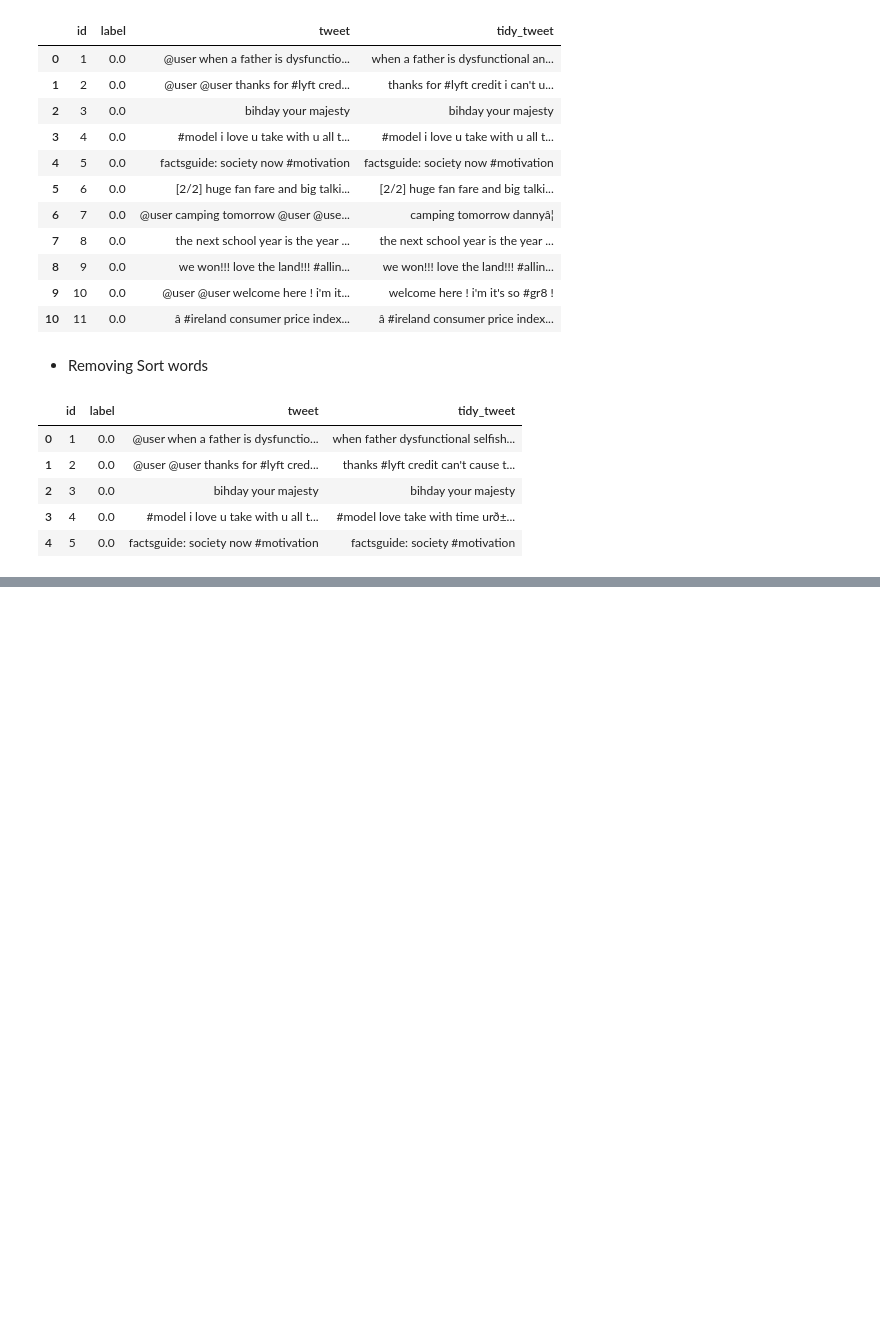
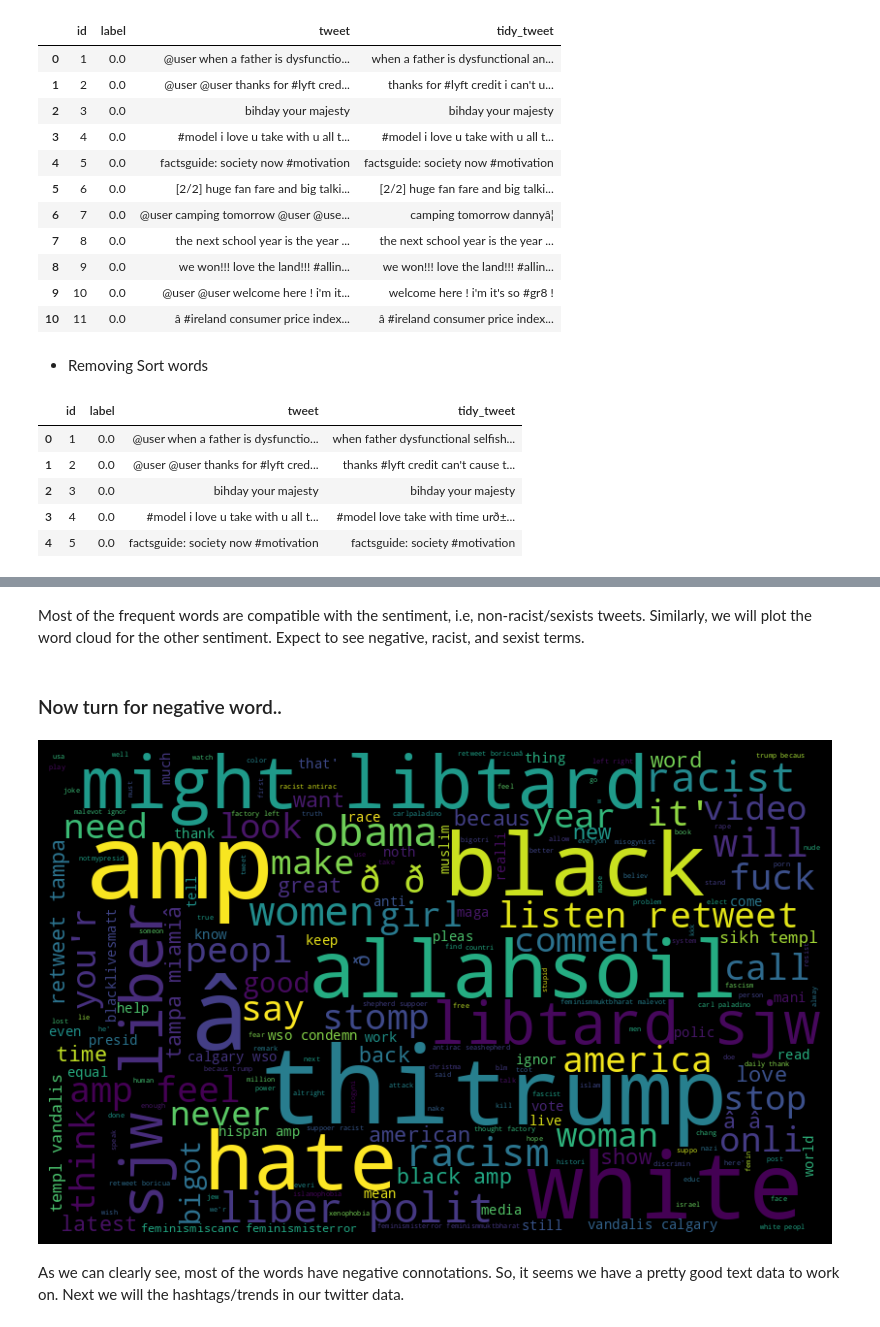
Before and after one commit to Ahmad10Raza/Twitter-Sentiment-Analysis-WebApp, a Jupyter notebook: Twitter_Sentimental_Analysis.ipynb, the cells around one changed output, grey strips where cells are left out. Saved outputs shown, nothing was run; the diff lists cells and outputs as text; code cells hidden in the pictures; blank space fills up the shorter version.

```diff
--- a/Twitter_Sentimental_Analysis.ipynb
+++ b/Twitter_Sentimental_Analysis.ipynb
@@ -292,0 +379,16 @@ full_data.head()
+# %% [markdown]
+Most of the frequent words are compatible with the sentiment, i.e, non-racist/sexists tweets. Similarly, we will plot the word cloud for the other sentiment. Expect to see negative, racist, and sexist terms.
+# %% [markdown]
+### Now turn for negative word..
+# %%
+negative_words=' '.join([text for text in full_data['tidy_tweet'][full_data['label']==1]])
+wordcloud = WordCloud(width=800, height=500, random_state=21, max_font_size=110).generate(negative_words)
+
+plt.figure(figsize=(10, 7))
+plt.imshow(wordcloud, interpolation="bilinear")
+plt.axis('off')
+plt.show()
+# %% [output]
+[figure, added]
+# %% [markdown]
+As we can clearly see, most of the words have negative connotations. So, it seems we have a pretty good text data to work on. Next we will the hashtags/trends in our twitter data.
```
Also changed, not shown: parts of 12 cells of this notebook, 3 other files.
